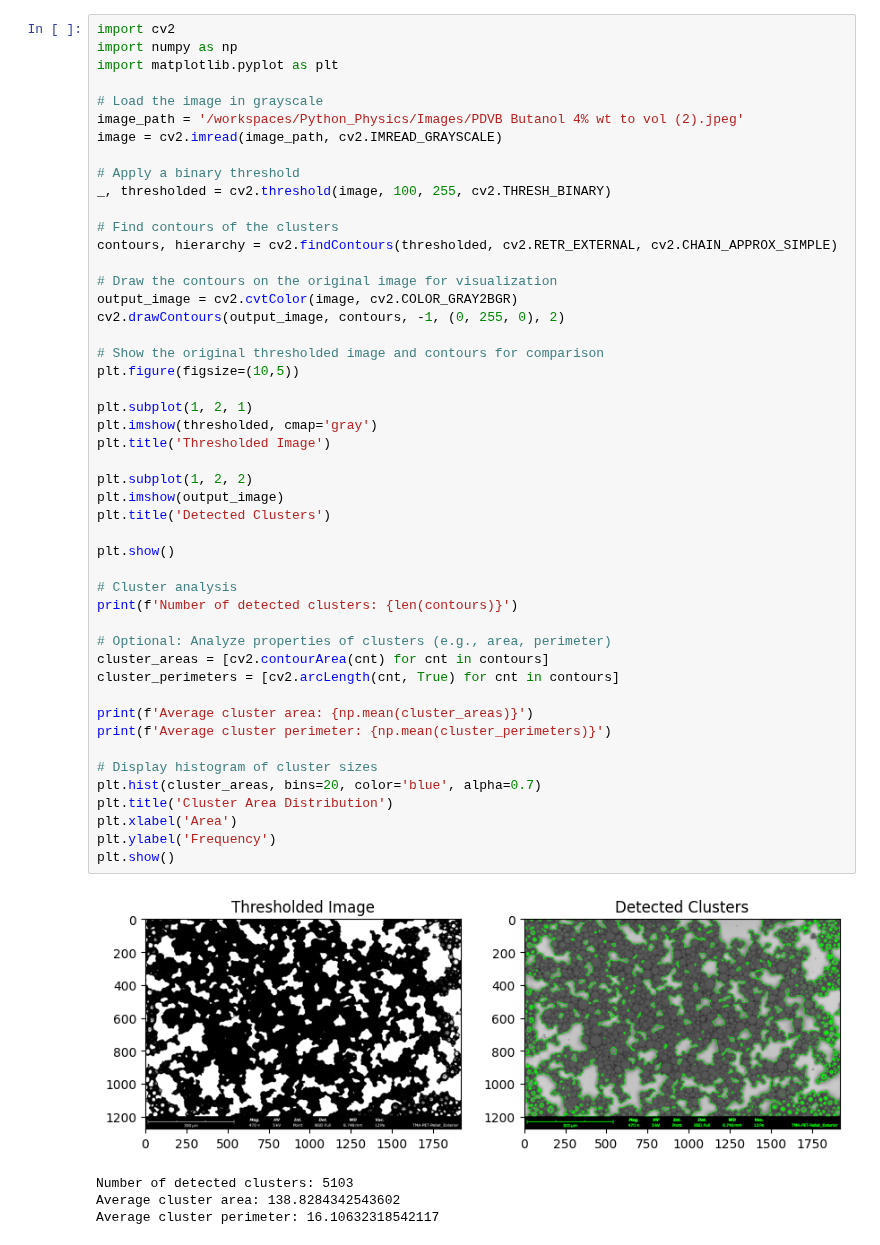
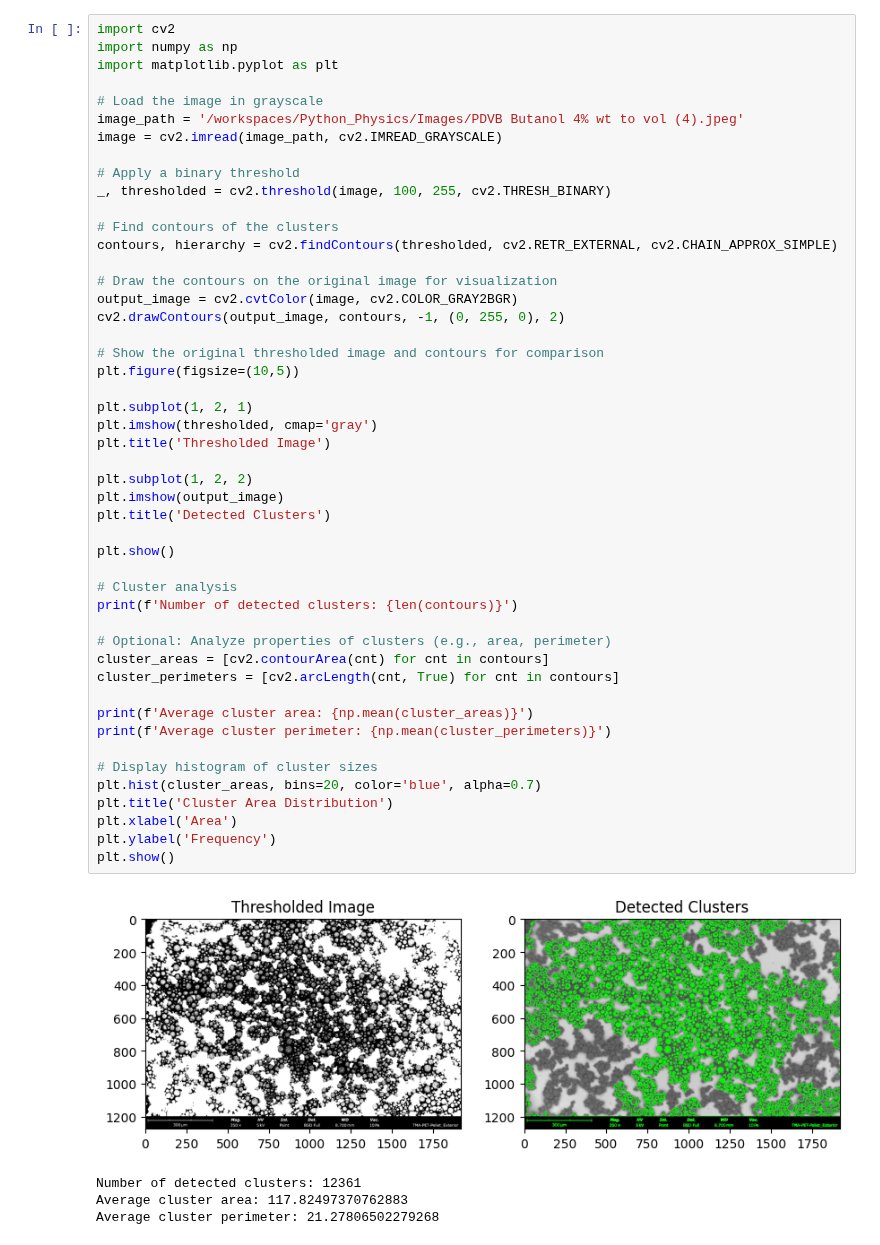
Before and after one commit to lemontang3/Python_Physics, a Jupyter notebook: Cluster_Analysis.ipynb, the cells around one changed output. Drawn from its saved outputs; the diff is of its cells as text.

Commit message:
Trying to do analysis for image (4)

```diff
--- a/Cluster_Analysis.ipynb
+++ b/Cluster_Analysis.ipynb
@@ -4,7 +4,7 @@ import numpy as np
 import matplotlib.pyplot as plt
 
 # Load the image in grayscale
-image_path = '/workspaces/Python_Physics/Images/PDVB Butanol 4% wt to vol (2).jpeg'
+image_path = '/workspaces/Python_Physics/Images/PDVB Butanol 4% wt to vol (4).jpeg'
 image = cv2.imread(image_path, cv2.IMREAD_GRAYSCALE)
 
 # Apply a binary threshold
@@ -20,34 +20,34 @@ cv2.drawContours(output_image, contours, -1, (0, 255, 0), 2)
 # Show the original thresholded image and contours for comparison
 plt.figure(figsize=(10,5))
 
 plt.subplot(1, 2, 1)
 plt.imshow(thresholded, cmap='gray')
 plt.title('Thresholded Image')
 
 plt.subplot(1, 2, 2)
 plt.imshow(output_image)
 plt.title('Detected Clusters')
 
 plt.show()
 
 # Cluster analysis
 print(f'Number of detected clusters: {len(contours)}')
 
 # Optional: Analyze properties of clusters (e.g., area, perimeter)
 cluster_areas = [cv2.contourArea(cnt) for cnt in contours]
 cluster_perimeters = [cv2.arcLength(cnt, True) for cnt in contours]
 
 print(f'Average cluster area: {np.mean(cluster_areas)}')
 print(f'Average cluster perimeter: {np.mean(cluster_perimeters)}')
 
 # Display histogram of cluster sizes
 plt.hist(cluster_areas, bins=20, color='blue', alpha=0.7)
 plt.title('Cluster Area Distribution')
 plt.xlabel('Area')
 plt.ylabel('Frequency')
 plt.show()
 # %% [output]
-[figure, old version]
+[figure, new version]
-Number of detected clusters: 5103
-Average cluster area: 138.8284342543602
-Average cluster perimeter: 16.10632318542117
+Number of detected clusters: 12361
+Average cluster area: 117.82497370762883
+Average cluster perimeter: 21.27806502279268
```
Also changed, not shown: parts of 2 cells of this notebook, 1 other file.
